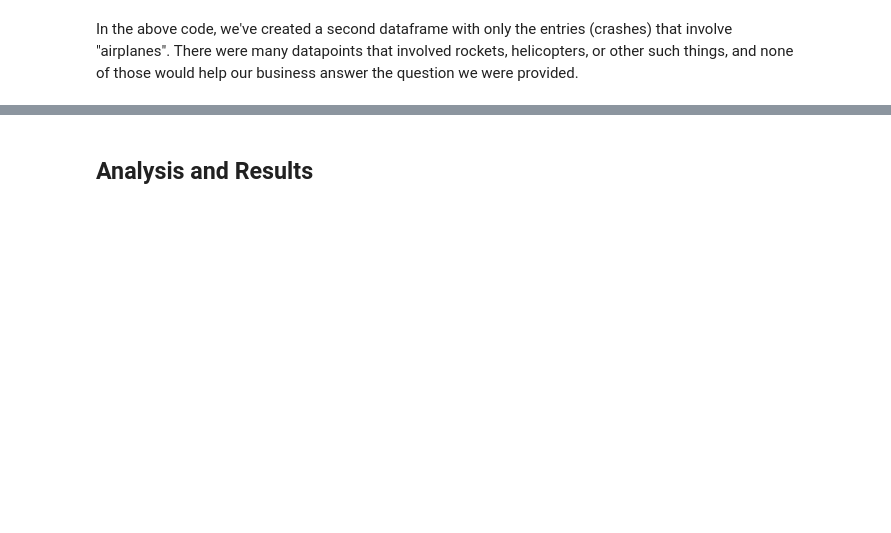
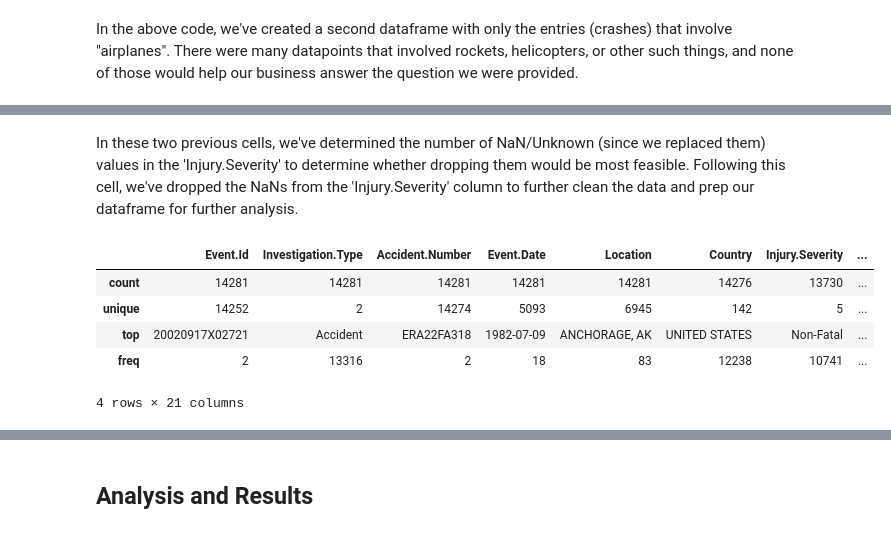
Before and after one commit to falloutb1tch/AvionicSafetyReport, a Jupyter notebook: Final.ipynb, the cells around one changed output, grey strips where cells are left out. Drawn from its saved outputs; the diff is of its cells as text; code cells hidden in the pictures; blank space fills up the shorter version.

```diff
--- a/Final.ipynb
+++ b/Final.ipynb
@@ -421,0 +441,3 @@ TypeError: replace expected at least 2 arguments, got 1
+# %%
+top_4_list = list(top_4_comp.keys())
+top_4_list
@@ -421,0 +446,3 @@ TypeError: replace expected at least 2 arguments, got 1
+# %%
+pared_down_df = airline_justairplanes_df.loc[airline_justairplanes_df['Make'].isin(top_4_list)]
+pared_down_df
@@ -421,0 +500,2 @@ TypeError: replace expected at least 2 arguments, got 1
+# %%
+pared_down_df['Injury.Severity'] = pared_down_df['Injury.Severity'].str.replace(r'\(1\)', '')
@@ -421,0 +527,2 @@ TypeError: replace expected at least 2 arguments, got 1
+# %%
+pared_down_df['Injury.Severity'] = pared_down_df['Injury.Severity'].str.split('(').str.get(0)
@@ -421,0 +593,11 @@ TypeError: replace expected at least 2 arguments, got 1
+# %% [markdown]
+In these two previous cells, we've determined the number of NaN/Unknown (since we replaced them) values in the 'Injury.Severity' to determine whether dropping them would be most feasible. Following this cell, we've dropped the NaNs from the 'Injury.Severity' column to further clean the data and prep our dataframe for further analysis.
+# %%
+pared_down_df.describe(include=object)
+# %% [output]
+|  | Event.Id | Investigation.Type | Accident.Number | Event.Date | Location | Country | Injury.Severity | ... |
+| count | 14281 | 14281 | 14281 | 14281 | 14281 | 14276 | 13730 | ... |
+| unique | 14252 | 2 | 14274 | 5093 | 6945 | 142 | 5 | ... |
+| top | 20020917X02721 | Accident | ERA22FA318 | 1982-07-09 | ANCHORAGE, AK | UNITED STATES | Non-Fatal | ... |
+| freq | 2 | 13316 | 2 | 18 | 83 | 12238 | 10741 | ... |
+4 rows × 21 columns
```
Also changed, not shown: parts of 34 cells of this notebook.
